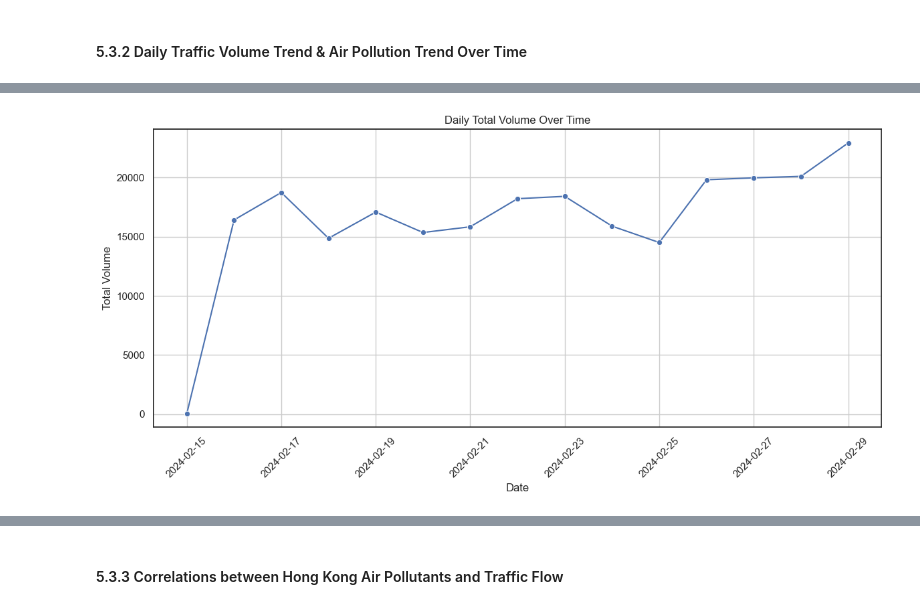
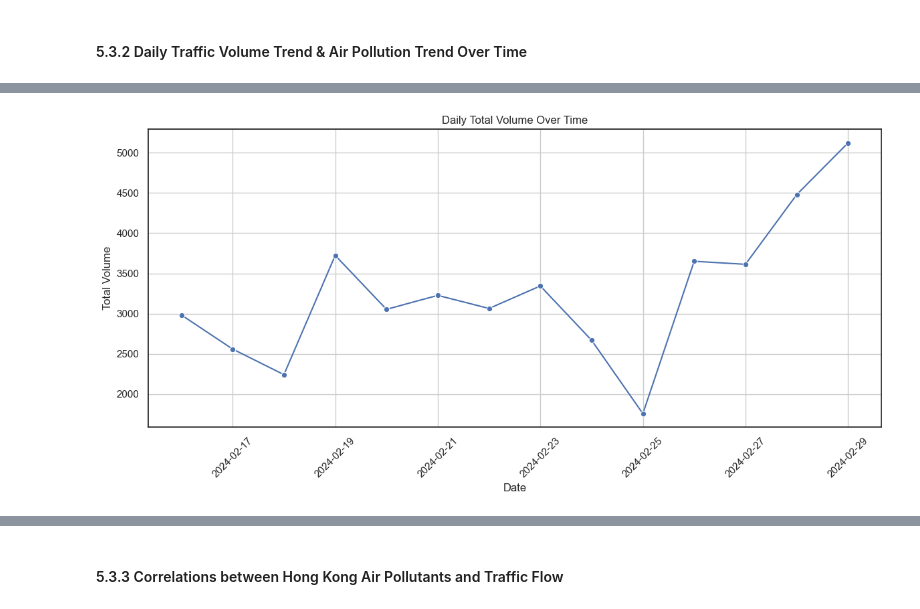
Before and after one commit to linxianying/G12_GuidedProject, a Jupyter notebook: traffic_air_sg.ipynb, the cells around one changed output, grey strips where cells are left out. Saved outputs shown, nothing was run; the diff lists cells and outputs as text; code cells hidden in the pictures.

```diff
--- a/traffic_air_sg.ipynb
+++ b/traffic_air_sg.ipynb
@@ -1717,9 +2019,16 @@ plt.show()
 # %% [markdown]
 #### 5.3.2 Daily Traffic Volume Trend & Air Pollution Trend Over Time
 # %%
+
+# Finding the date with the largest volume
+max_volume_row = hk_full_traffic_df.loc[hk_full_traffic_df['volume'].idxmax()]
+print("\nDate with the largest volume:")
+print(f"Date: {max_volume_row['date']}, Volume: {max_volume_row['volume']}, Detector ID: {max_volume_row['detector_id']}")
+
 # Grouping by date to analyze total volume per day
-daily_volume = full_hk_traffic_air_df.groupby('date')['volume'].sum().reset_index()
+daily_volume = hk_traffic_df.groupby('date')['volume'].sum().reset_index()
 
+# Plotting daily volume over time
 plt.figure(figsize=(12, 6))
 sns.lineplot(data=daily_volume, x='date', y='volume', marker='o')
 plt.title('Daily Total Volume Over Time')
@@ -1733,4 +2044,4 @@ plt.show()
-[figure, old version]
+[figure, new version]
 # %%
 melted_df = full_hk_traffic_air_df.melt(id_vars=['date', 'hour'], value_vars=['so2', 'nox', 'no2', 'co', 'o3', 'fsp'],
                     var_name='Pollutant', value_name='summary')
```
Also changed, not shown: parts of 75 cells of this notebook.
